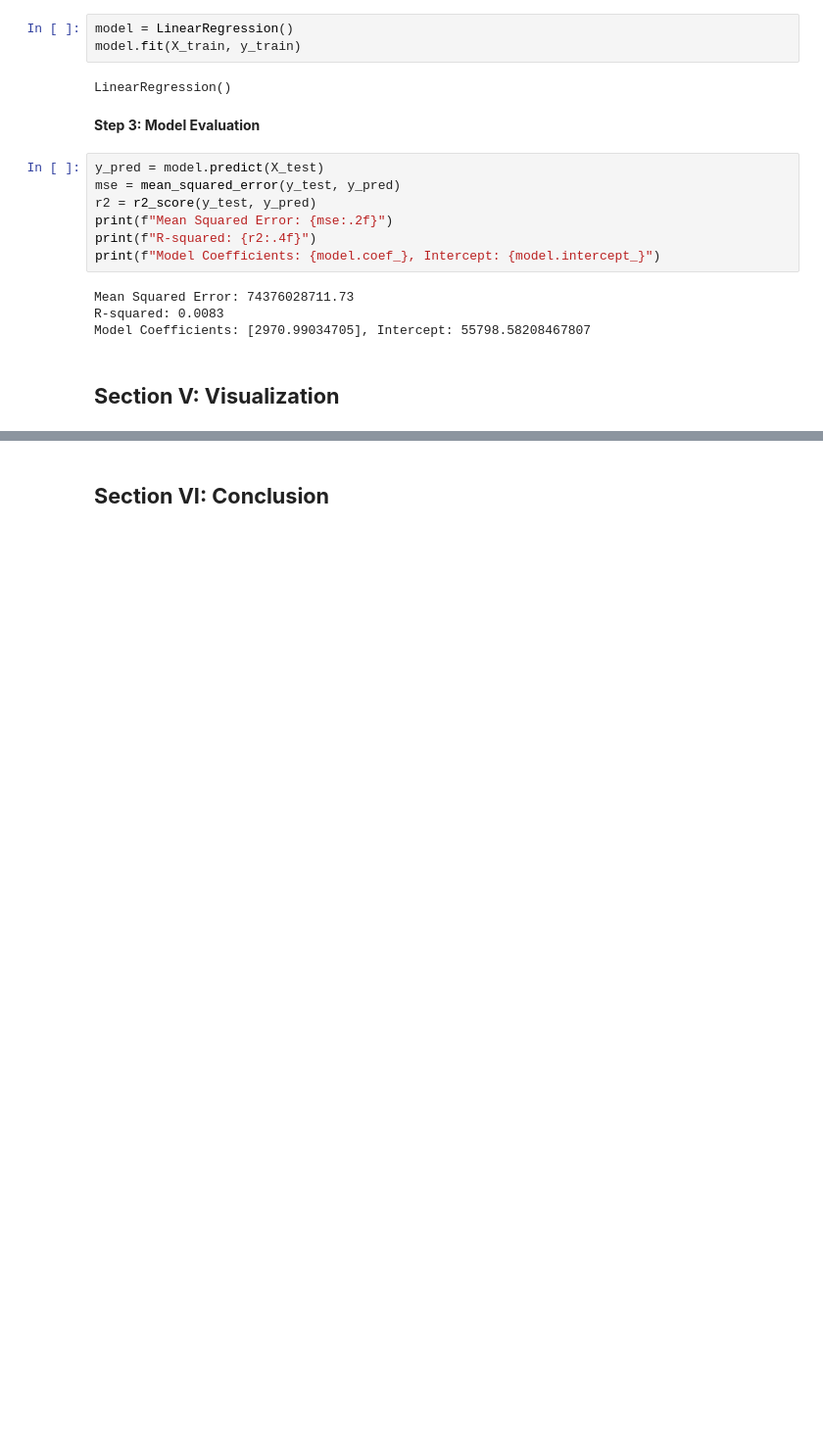
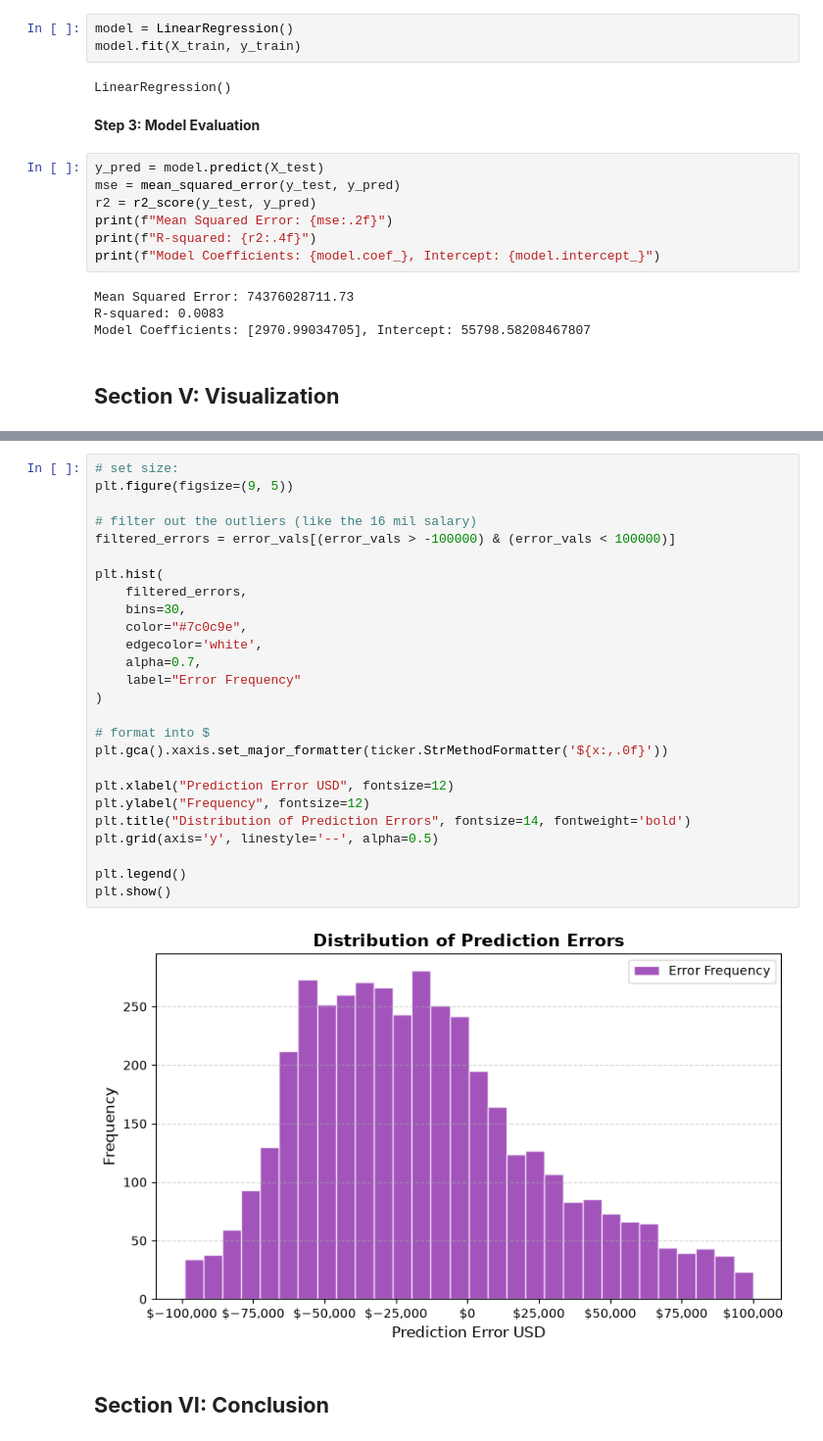
Before and after one commit to Sohan0444/CMSC320-Final-Project2, a Jupyter notebook: cmsc320_final_project.ipynb, the cells around one changed output, grey strips where cells are left out. Shown at 98% size. Saved outputs shown, nothing was run; the diff lists cells and outputs as text; blank space fills up the shorter version.

```diff
--- a/cmsc320_final_project.ipynb
+++ b/cmsc320_final_project.ipynb
@@ -420,2 +465,30 @@ Text(0.5, 1.0, 'Distribution of Prediction Errors')
+# %%
+# set size:
+plt.figure(figsize=(9, 5))
+
+# filter out the outliers (like the 16 mil salary)
+filtered_errors = error_vals[(error_vals > -100000) & (error_vals < 100000)]
+
+plt.hist(
+    filtered_errors,
+    bins=30,
+    color="#7c0c9e",
+    edgecolor='white',
+    alpha=0.7,
+    label="Error Frequency"
+)
+
+# format into $
+plt.gca().xaxis.set_major_formatter(ticker.StrMethodFormatter('${x:,.0f}'))
+
+plt.xlabel("Prediction Error USD", fontsize=12)
+plt.ylabel("Frequency", fontsize=12)
+plt.title("Distribution of Prediction Errors", fontsize=14, fontweight='bold')
+plt.grid(axis='y', linestyle='--', alpha=0.5)
+
+plt.legend()
+plt.show()
+# %% [output]
+[figure, added]
 # %% [markdown]
 ## **Section VI: Conclusion**
```
Also changed, not shown: parts of 14 cells of this notebook.
